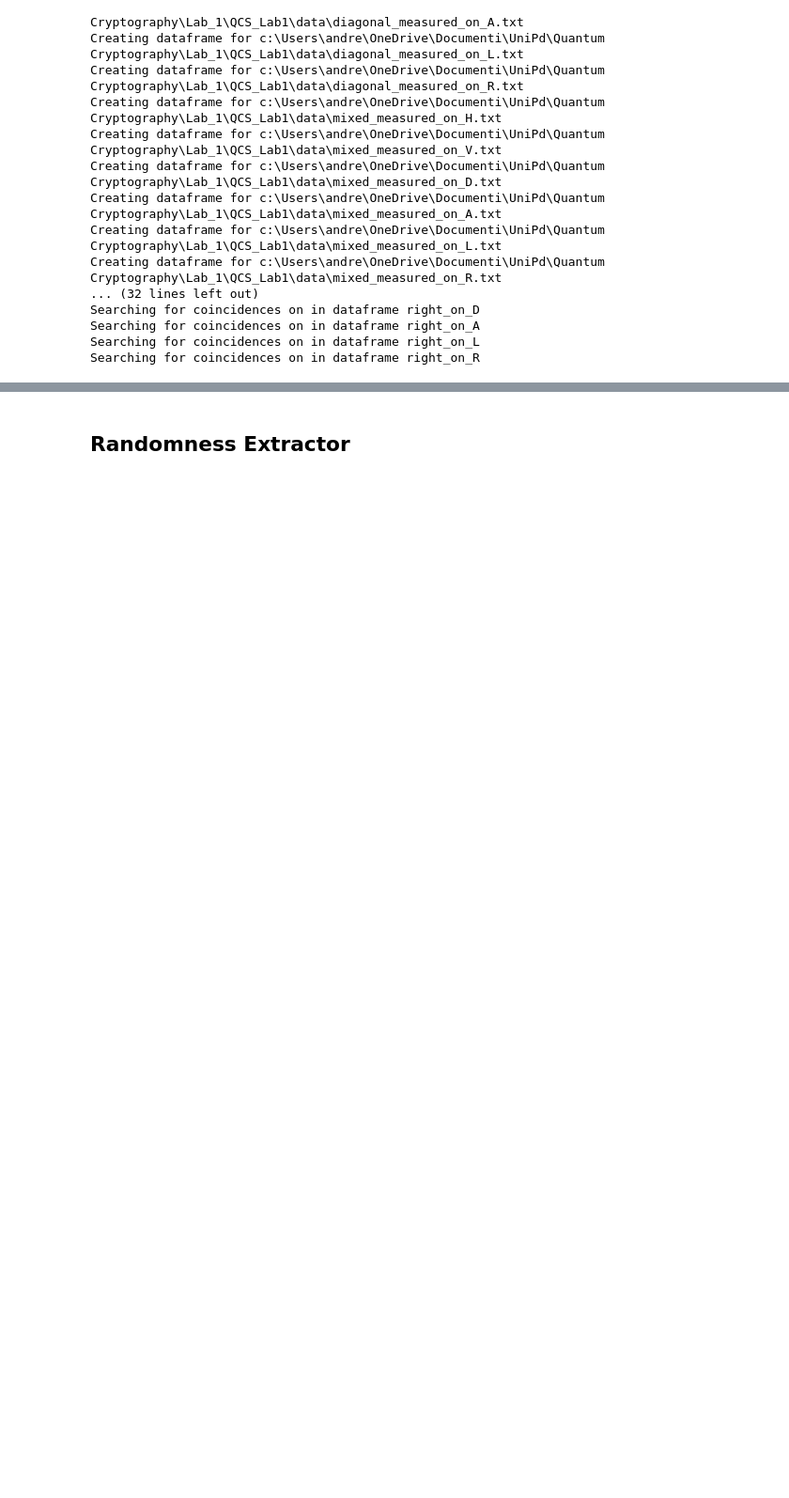
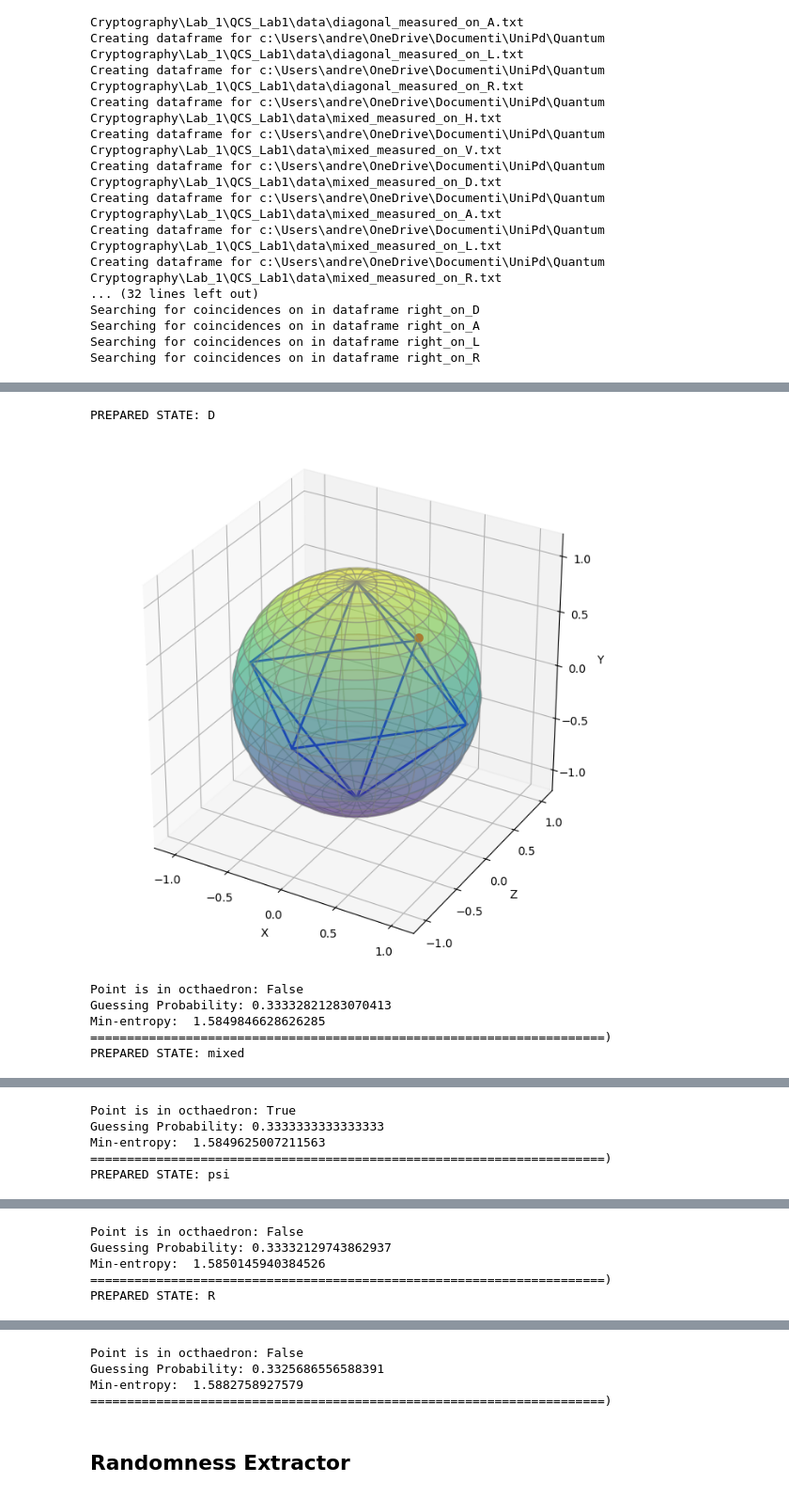
Before and after one commit to Vangaaa23/QCS_Lab1, a Jupyter notebook: main.ipynb, the cells around one changed output, grey strips where cells are left out. Shown at 94% size. Drawn from its saved outputs; the diff is of its cells as text; code cells hidden in the pictures; blank space fills up the shorter version.

```diff
--- a/main.ipynb
+++ b/main.ipynb
@@ -250,0 +351,17 @@ print('-------------------------------------------------------------------------
+# %%
+print(f'PREPARED STATE: D')
+plts.F6_POVM_evaluation(r[0])
+print(f'PREPARED STATE: mixed')
+plts.F6_POVM_evaluation(r[1])
+print(f'PREPARED STATE: psi')
+plts.F6_POVM_evaluation(r[2])
+print(f'PREPARED STATE: R')
+plts.F6_POVM_evaluation(r[3])
+# %% [output]
+PREPARED STATE: D
+[figure, added]
+Point is in octhaedron: False
+Guessing Probability: 0.33332821283070413
+Min-entropy:  1.5849846628626285
+======================================================================)
+PREPARED STATE: mixed
@@ -250,0 +369,5 @@ print('-------------------------------------------------------------------------
+Point is in octhaedron: True
+Guessing Probability: 0.3333333333333333
+Min-entropy:  1.5849625007211563
+======================================================================)
+PREPARED STATE: psi
@@ -250,0 +375,5 @@ print('-------------------------------------------------------------------------
+Point is in octhaedron: False
+Guessing Probability: 0.33332129743862937
+Min-entropy:  1.5850145940384526
+======================================================================)
+PREPARED STATE: R
@@ -251,3 +381,7 @@ print('-------------------------------------------------------------------------
+Point is in octhaedron: False
+Guessing Probability: 0.3325686556588391
+Min-entropy:  1.5882758927579
+======================================================================)
 # %% [markdown]
 ## Randomness Extractor
 # %%
```
Also changed, not shown: parts of 16 cells of this notebook, 3 other files.
